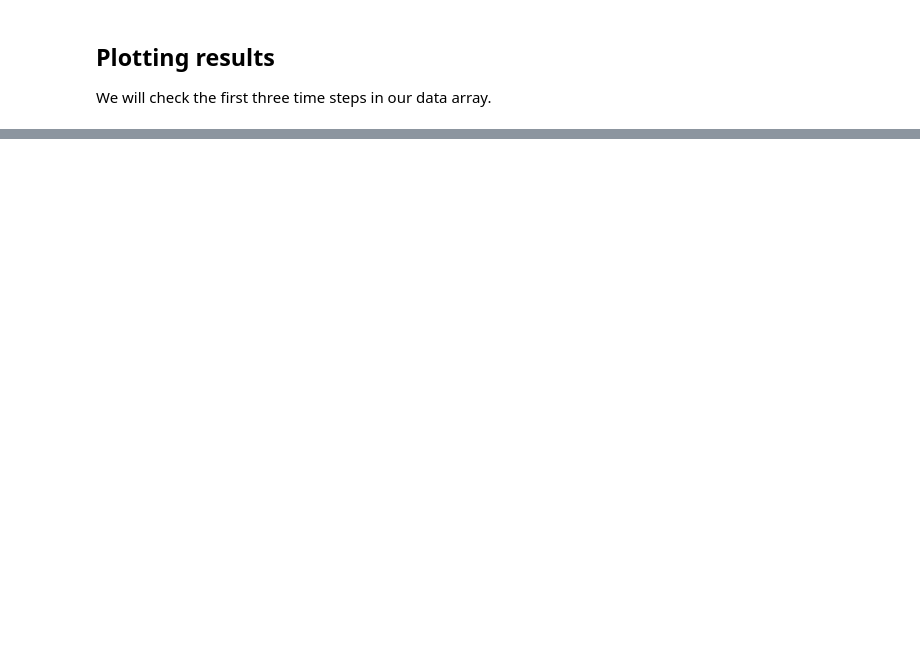
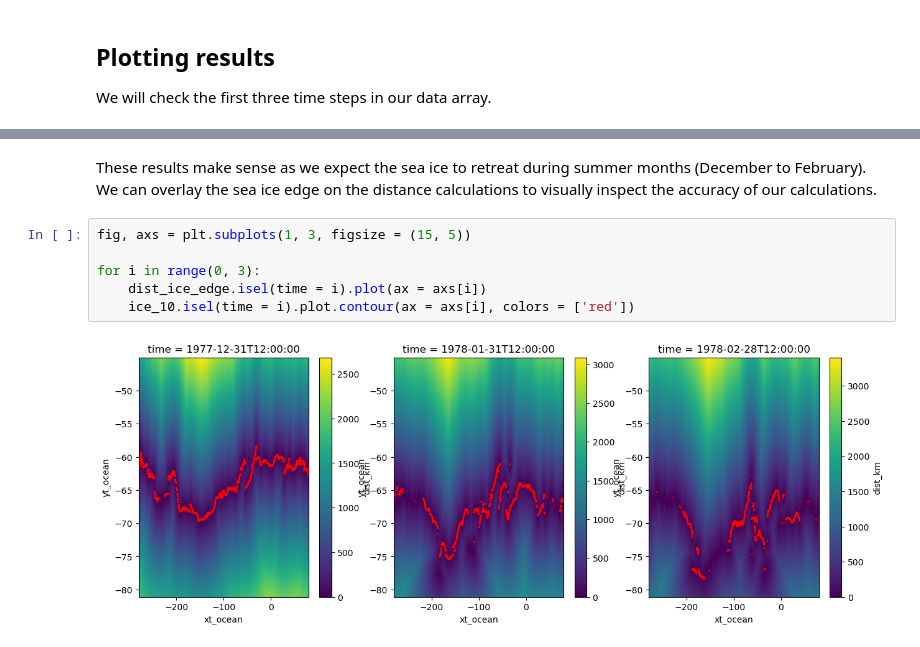
Before and after one commit to lidefi87/Crabeater_Distribution_East_Antarctica, a Jupyter notebook: Scripts/Environmental_Data/Distance_SeaIceEdge.ipynb, the cells around one changed output, grey strips where cells are left out. Drawn from its saved outputs; the diff is of its cells as text; blank space fills up the shorter version.

Commit message:
Script and calculations completed

```diff
--- a/Scripts/Environmental_Data/Distance_SeaIceEdge.ipynb
+++ b/Scripts/Environmental_Data/Distance_SeaIceEdge.ipynb
@@ -157,0 +189,10 @@ dist_ice_edge[0:3].plot(col = 'time')
+# %% [markdown]
+These results make sense as we expect the sea ice to retreat during summer months (December to February). We can overlay the sea ice edge on the distance calculations to visually inspect the accuracy of our calculations.
+# %%
+fig, axs = plt.subplots(1, 3, figsize = (15, 5))
+
+for i in range(0, 3):
+    dist_ice_edge.isel(time = i).plot(ax = axs[i])
+    ice_10.isel(time = i).plot.contour(ax = axs[i], colors = ['red'])
+# %% [output]
+[figure, added]
```
Also changed, not shown: parts of 6 cells of this notebook.
